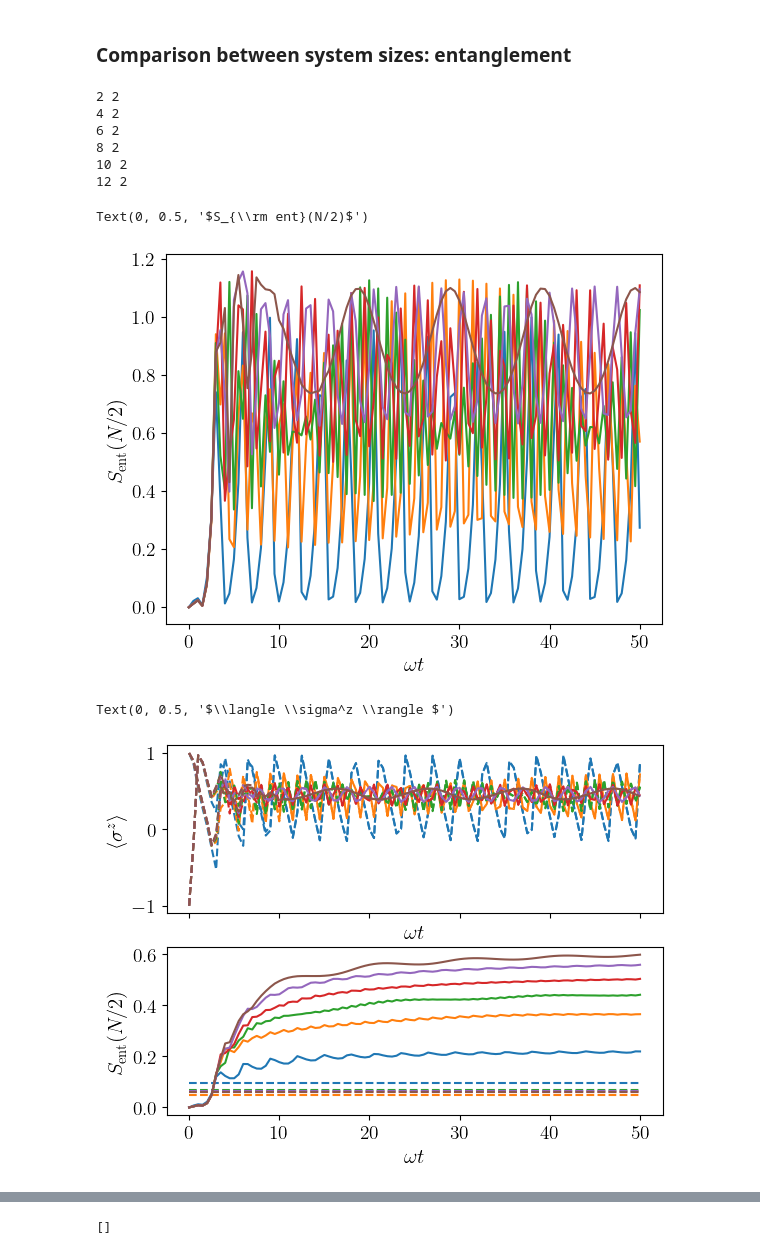
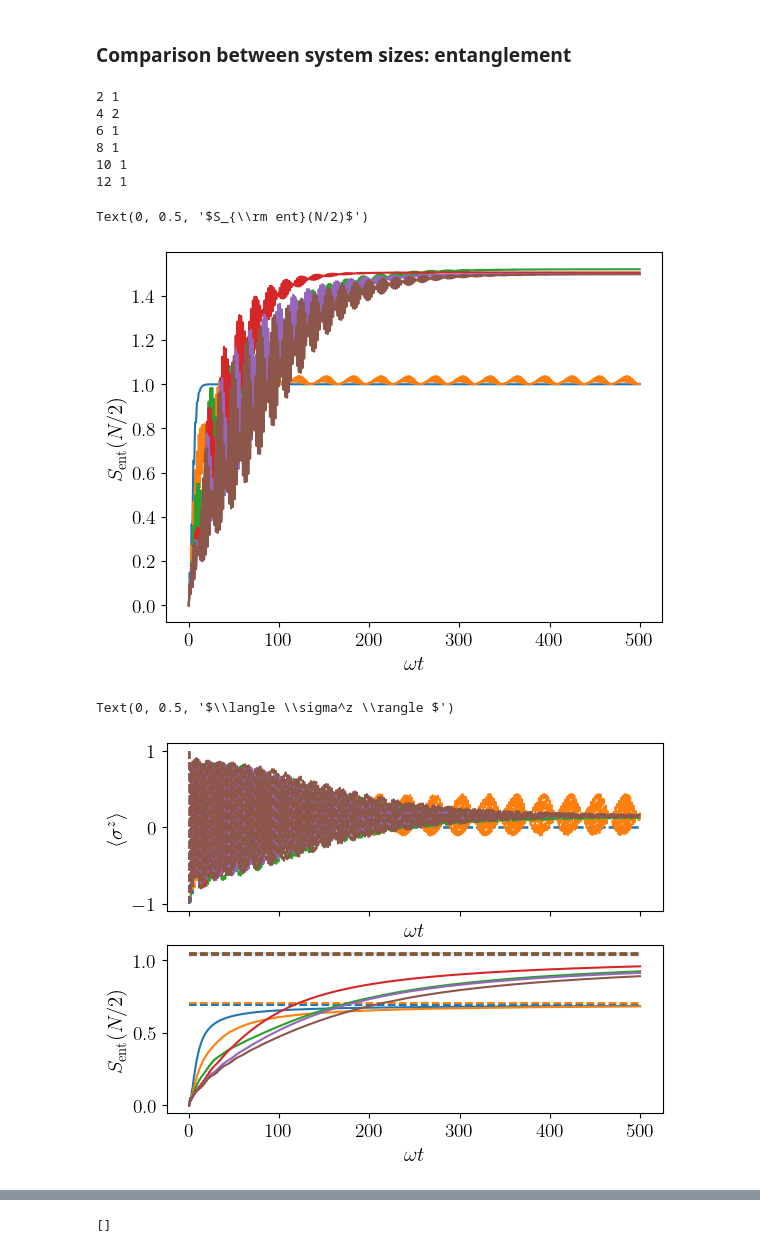
Before and after one commit to mwauters92/Non-hermitian-design, a Jupyter notebook: main.ipynb, the cells around one changed output, grey strips where cells are left out. Drawn from its saved outputs; the diff is of its cells as text; code cells hidden in the pictures.

```diff
--- a/main.ipynb
+++ b/main.ipynb
@@ -322,14 +322,14 @@ fig.savefig('N{N}_separable.pdf',bbox_inches='tight')
 # %% [markdown]
 ## 2 - Phase diagram
 # %%
-N = 6
+N = 4
 h=1
 ns=100
 lambda1_list=np.linspace(0.01,2.5,ns)
 lambda2_list=np.linspace(0.01,2.5,ns)
-gs_multiplicity6 = []
-gs_entropy6 = []
-gs_gap6 =[]
+gs_multiplicity4 = []
+gs_entropy4 = []
+gs_gap4 =[]
 for lam1 in lambda1_list:
     for lam2 in lambda2_list:
         heff, lambda1, lambda2 = h, -1j*lam1, -1j*lam2
@@ -338,9 +338,9 @@ for lam1 in lambda1_list:
         two_body_eff=[[2*lambda2,('p-', 0, 1), ('p-', 0, 1)]]
         H_qeff = build_hamiltonian(N,single_body_eff, two_body_eff,d=2)
         res = nh_stationary_states(H_qeff,N, tol=1e-8,d=2)
-        gs_multiplicity6.append(res.degeneracy)
-        gs_entropy6.append(np.array(res.entanglement_entropies).mean())
-        gs_gap6.append(-(res.steady_eigenvalue[-1]-res.steady_eigenvalue[0]).imag)
+        gs_multiplicity4.append(res.degeneracy)
+        gs_entropy4.append(np.array(res.entanglement_entropies).mean())
+        gs_gap4.append(-(res.steady_eigenvalue[-1]-res.steady_eigenvalue[0]).imag)
 # %%
 gs_multiplicity = np.loadtxt("../results/Data/Data/N8_gsmultiplicity_lam2.5_ns100.csv",delimiter=',')
 gs_gap = np.loadtxt("../results/Data/Data/N8_gsgap_lam2.5_ns100.csv",delimiter=',')
@@ -541,45 +547,45 @@ for iom, omega in enumerate(omega_list[::2]):
 # %%
 Omega = 4.0
 Z01 = embedded_pauli('z',0,1)
-tf = 50
-nstep = 100
+tf = 500
+nstep = 500
 rate=nstep/tf
 tvec = np.linspace(0,tf,nstep+1)
 N_list=[2,4,6,8,10,12]
 h=1
-lambda1=0.75
-lambda2=1.0
+lambda1=0.2
+lambda2=0.8
 #data_dict=dict()
 opts={'progress':False}
 for N in N_list:
     #--- full Hamiltonian with measurements
     e_evo_eff = [embed_on_site(qt.sigmaz(),j,N,d=2) for j in range(N)]
     single_body_eff = [[h, ('x', 0, 1), None], [-2j*lambda1, ('p-', 0, 1), None] ]
     two_body_eff=[[-2j*lambda2,('p-', 0, 1), ('p-', 0, 1)]]
     H_qeff = build_hamiltonian(N,single_body_eff, two_body_eff,d=2)
     res_nh = nh_stationary_states(H_qeff,N, tol=1e-8,d=2)
     psi0_eff = qt.basis([2]*N,n=[0,1]*(N//2))
     print(N, res_nh.degeneracy)
     options={'progress':False}
 
     res2 = time_evo(H_qeff,psi0_eff,tvec,P,N,measured_sites=[],e_ops=e_evo_eff,options=opts)
     data_dict['eff', N, lambda1, lambda2] = res2.expect
     data_dict['ent', N, lambda1, lambda2] = res2.entanglement
     data_dict['sse', N, lambda1, lambda2] =res_nh.entanglement_entropies
     plt.plot(tvec, res2.entanglement/np.log(2),label=rf'$N={N}$')
 
 
 plt.xlabel(r'$\omega t$')
 plt.ylabel(r"$S_{\rm ent}(N/2)$" )
 # %% [output]
-2 2
+2 1
 4 2
-6 2
-8 2
-10 2
-12 2
+6 1
+8 1
+10 1
+12 1
 Text(0, 0.5, '$S_{\\rm ent}(N/2)$')
-[figure, old version]
+[figure, new version]
 # %%
 fig,ax=plt.subplots(nrows=2,sharex=True)
 N_list=[2,4,6,8,10,12]
@@ -601,5 +607,5 @@ ax[1].set_ylabel(r"$S_{\rm ent}(N/2)$" )
 ax[0].set_ylabel(r"$\langle \sigma^z \rangle $" )
 # %% [output]
 Text(0, 0.5, '$\\langle \\sigma^z \\rangle $')
-[figure, old version]
+[figure, new version]
 # %%
```
Also changed, not shown: parts of 3 cells of this notebook, 1 other file.
